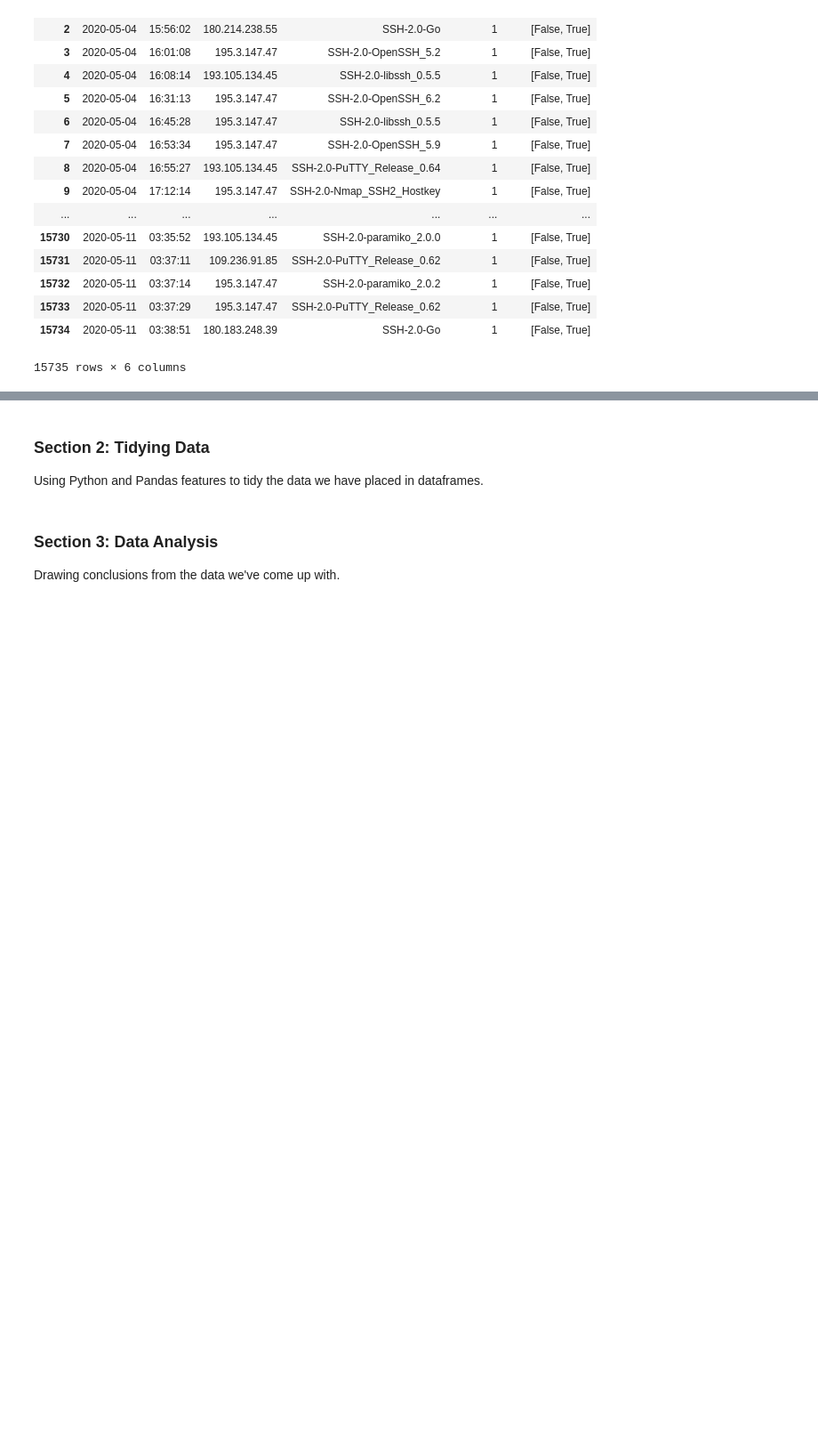
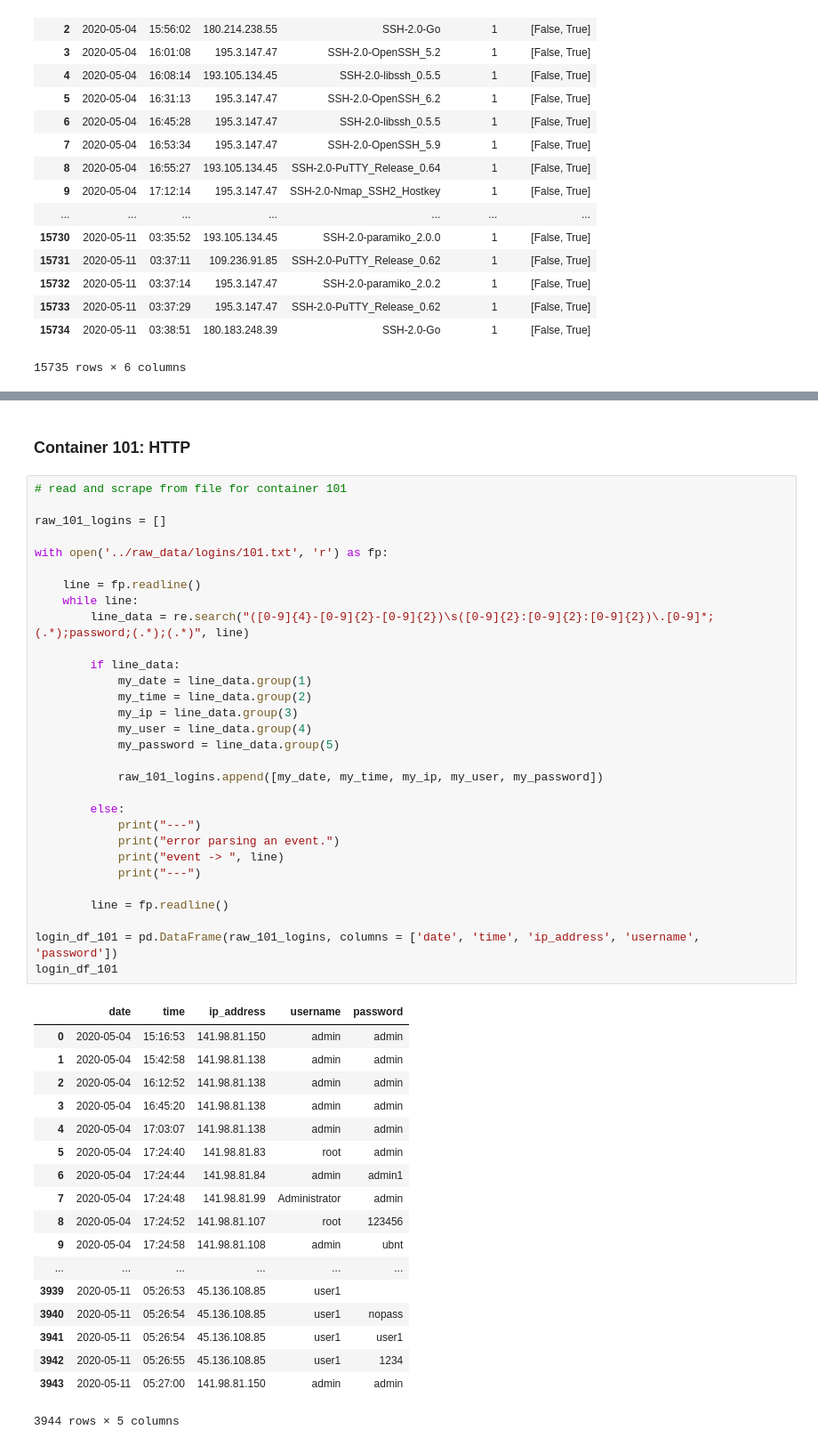
Before and after one commit to AkiPraveen/HACS202-data-analysis, a Jupyter notebook: notebooks/202-data-analysis.ipynb, the cells around one changed output, grey strips where cells are left out. Shown: that part at 89% size. Drawn from its saved outputs; the diff is of its cells as text; blank space fills up the shorter version.

Commit message:
finish data collection, started tidying data

```diff
--- a/notebooks/202-data-analysis.ipynb
+++ b/notebooks/202-data-analysis.ipynb
@@ -196,10 +216,53 @@ We will now look to collect the login attempts for all of our containers, and th
 
 Like before, we'll read the data into lists of lists, then proceed to represent them as dataframes.
-# %% [markdown]
-### Section 2: Tidying Data
-
-Using Python and Pandas features to tidy the data we have placed in dataframes.
-# %% [markdown]
-### Section 3: Data Analysis
-
-Drawing conclusions from the data we've come up with.
+# %% [markdown]
+### Container 101: HTTP
+# %%
+# read and scrape from file for container 101
+
+raw_101_logins = []
+
+with open('../raw_data/logins/101.txt', 'r') as fp:
+
+    line = fp.readline()
+    while line:
+        line_data = re.search("([0-9]{4}-[0-9]{2}-[0-9]{2})\s([0-9]{2}:[0-9]{2}:[0-9]{2})\.[0-9]*;(.*);password;(.*);(.*)", line)
+
+        if line_data:
+            my_date = line_data.group(1)
+            my_time = line_data.group(2)
+            my_ip = line_data.group(3)
+            my_user = line_data.group(4)
+            my_password = line_data.group(5)
+
+            raw_101_logins.append([my_date, my_time, my_ip, my_user, my_password])
+
+        else:
+            print("---")
+            print("error parsing an event.")
+            print("event -> ", line)
+            print("---")
+
+        line = fp.readline()
+
+login_df_101 = pd.DataFrame(raw_101_logins, columns = ['date', 'time', 'ip_address', 'username', 'password'])
+login_df_101
+# %% [output]
+|  | date | time | ip_address | username | password |
+| 0 | 2020-05-04 | 15:16:53 | 141.98.81.150 | admin | admin |
+| 1 | 2020-05-04 | 15:42:58 | 141.98.81.138 | admin | admin |
+| 2 | 2020-05-04 | 16:12:52 | 141.98.81.138 | admin | admin |
+| 3 | 2020-05-04 | 16:45:20 | 141.98.81.138 | admin | admin |
+| 4 | 2020-05-04 | 17:03:07 | 141.98.81.138 | admin | admin |
+| 5 | 2020-05-04 | 17:24:40 | 141.98.81.83 | root | admin |
+| 6 | 2020-05-04 | 17:24:44 | 141.98.81.84 | admin | admin1 |
+| 7 | 2020-05-04 | 17:24:48 | 141.98.81.99 | Administrator | admin |
+| 8 | 2020-05-04 | 17:24:52 | 141.98.81.107 | root | 123456 |
+| 9 | 2020-05-04 | 17:24:58 | 141.98.81.108 | admin | ubnt |
+| ... | ... | ... | ... | ... | ... |
+| 3939 | 2020-05-11 | 05:26:53 | 45.136.108.85 | user1 |  |
+| 3940 | 2020-05-11 | 05:26:54 | 45.136.108.85 | user1 | nopass |
+| 3941 | 2020-05-11 | 05:26:54 | 45.136.108.85 | user1 | user1 |
+| 3942 | 2020-05-11 | 05:26:55 | 45.136.108.85 | user1 | 1234 |
+| 3943 | 2020-05-11 | 05:27:00 | 141.98.81.150 | admin | admin |
+3944 rows × 5 columns
```
Also changed, not shown: parts of 15 cells of this notebook.
